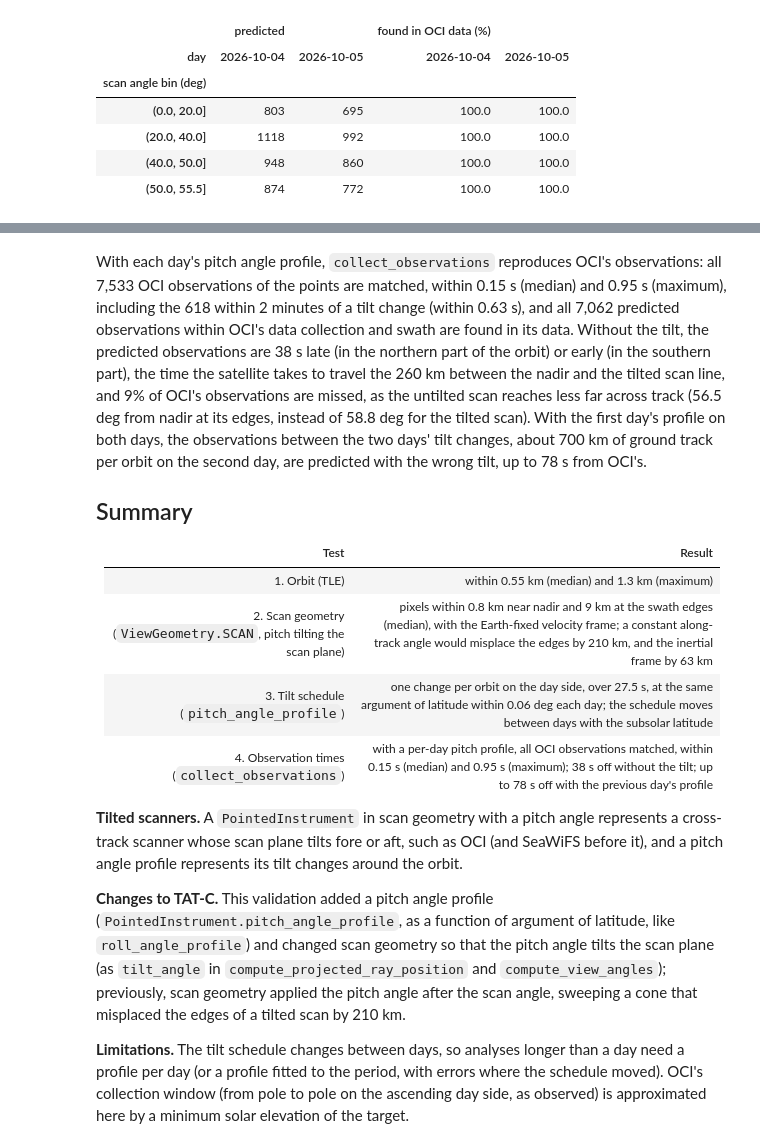
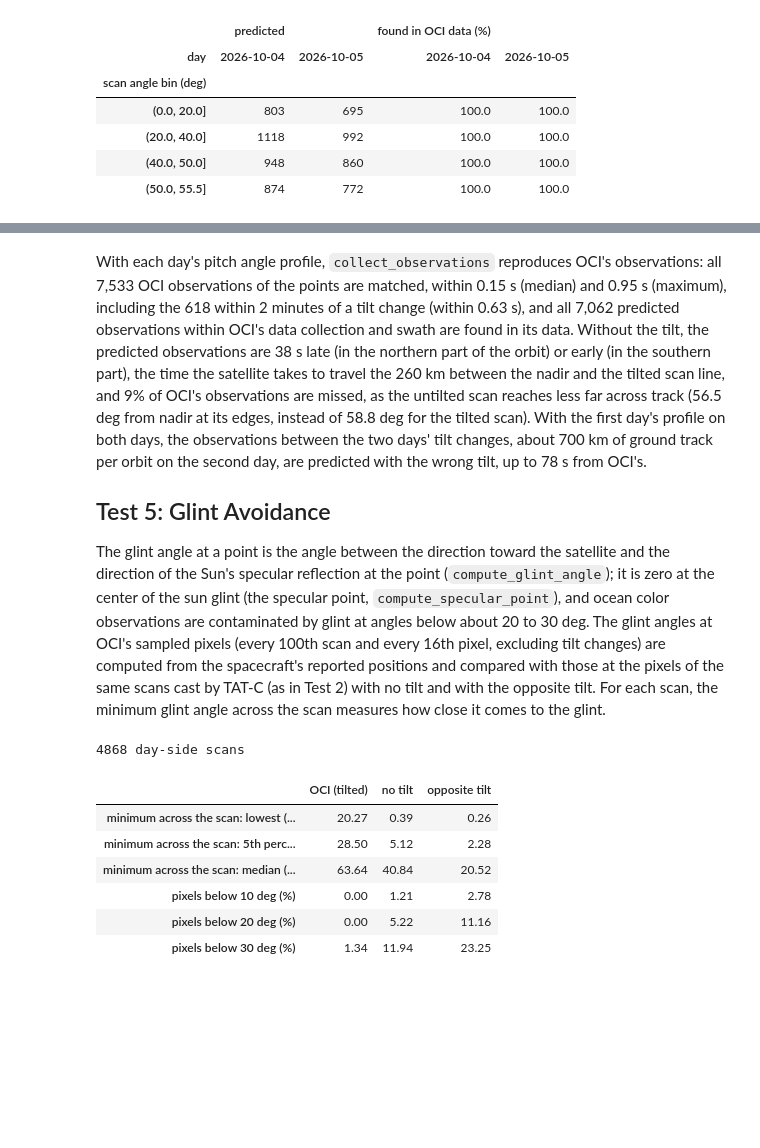
Before and after one commit to code-lab-org/tatc, a Jupyter notebook: docs/validation/ValidateTiltPACE.ipynb, the cells around one changed output, grey strips where cells are left out. Drawn from its saved outputs; the diff is of its cells as text; code cells hidden in the pictures; blank space fills up the shorter version.

```diff
--- a/docs/validation/ValidateTiltPACE.ipynb
+++ b/docs/validation/ValidateTiltPACE.ipynb
@@ -572,17 +574,62 @@ plt.show()
 # %% [markdown]
 With each day's pitch angle profile, `collect_observations` reproduces OCI's observations: all 7,533 OCI observations of the points are matched, within 0.15 s (median) and 0.95 s (maximum), including the 618 within 2 minutes of a tilt change (within 0.63 s), and all 7,062 predicted observations within OCI's data collection and swath are found in its data. Without the tilt, the predicted observations are 38 s late (in the northern part of the orbit) or early (in the southern part), the time the satellite takes to travel the 260 km between the nadir and the tilted scan line, and 9% of OCI's observations are missed, as the untilted scan reaches less far across track (56.5 deg from nadir at its edges, instead of 58.8 deg for the tilted scan). With the first day's profile on both days, the observations between the two days' tilt changes, about 700 km of ground track per orbit on the second day, are predicted with the wrong tilt, up to 78 s from OCI's.
 
-## Summary
+## Test 5: Glint Avoidance
 
-| Test | Result |
-| --- | --- |
-| 1. Orbit (TLE) | within 0.55 km (median) and 1.3 km (maximum) |
-| 2. Scan geometry (`ViewGeometry.SCAN`, pitch tilting the scan plane) | pixels within 0.8 km near nadir and 9 km at the swath edges (median), with the Earth-fixed velocity frame; a constant along-track angle would misplace the edges by 210 km, and the inertial frame by 63 km |
-| 3. Tilt schedule (`pitch_angle_profile`) | one change per orbit on the day side, over 27.5 s, at the same argument of latitude within 0.06 deg each day; the schedule moves between days with the subsolar latitude |
-| 4. Observation times (`collect_observations`) | with a per-day pitch profile, all OCI observations matched, within 0.15 s (median) and 0.95 s (maximum); 38 s off without the tilt; up to 78 s off with the previous day's profile |
-
-**Tilted scanners.** A `PointedInstrument` in scan geometry with a pitch angle represents a cross-track scanner whose scan plane tilts fore or aft, such as OCI (and SeaWiFS before it), and a pitch angle profile represents its tilt changes around the orbit.
-
-**Changes to TAT-C.** This validation added a pitch angle profile (`PointedInstrument.pitch_angle_profile`, as a function of argument of latitude, like `roll_angle_profile`) and changed scan geometry so that the pitch angle tilts the scan plane (as `tilt_angle` in `compute_projected_ray_position` and `compute_view_angles`); previously, scan geometry applied the pitch angle after the scan angle, sweeping a cone that misplaced the edges of a tilted scan by 210 km.
-
-**Limitations.** The tilt schedule changes between days, so analyses longer than a day need a profile per day (or a profile fitted to the period, with errors where the schedule moved). OCI's collection window (from pole to pole on the ascending day side, as observed) is approximated here by a minimum solar elevation of the target.
+The glint angle at a point is the angle between the direction toward the satellite and the direction of the Sun's specular reflection at the point (`compute_glint_angle`); it is zero at the center of the sun glint (the specular point, `compute_specular_point`), and ocean color observations are contaminated by glint at angles below about 20 to 30 deg. The glint angles at OCI's sampled pixels (every 100th scan and every 16th pixel, excluding tilt changes) are computed from the spacecraft's reported positions and compared with those at the pixels of the same scans cast by TAT-C (as in Test 2) with no tilt and with the opposite tilt. For each scan, the minimum glint angle across the scan measures how close it comes to the glint.
+# %%
+records = []
+for g in granules:
+    for k in range(0, len(g["nav_rows"]), 10):
+        tilt = float(g["tilt"][g["nav_rows"][k]])
+        if abs(abs(tilt) - 19.85) < 0.05 and g["nav_times"][k] < pd.Timestamp(END):
+            records.append(
+                {
+                    "time": g["nav_times"][k],
+                    "tilt": tilt,
+                    "latitude": g["latitude"][k, ::2],
+                    "longitude": g["longitude"][k, ::2],
+                    **dict(zip(["x", "y", "z", "vx", "vy", "vz"], np.r_[g["orb_pos"][k], g["orb_vel"][k]])),
+                }
+            )
+glint_scans = pd.DataFrame(records).sort_values("time").reset_index(drop=True)
+glint_track = ephemeris_track(glint_scans)
+glint_scan_angles = np.median([g["scan_angle"][::2] for g in granules], axis=0)
+pixel_latitude, pixel_longitude = np.stack(glint_scans.latitude), np.stack(glint_scans.longitude)
+day_side = ~np.isnan(pixel_latitude)
+glint = {
+    "OCI (tilted)": np.column_stack(
+        [compute_glint_angle(glint_track, wgs84.latlon(pixel_latitude[:, j], pixel_longitude[:, j])) for j in range(len(glint_scan_angles))]
+    )
+}
+for label, factor in [("no tilt", 0), ("opposite tilt", -1)]:
+    angles = np.full(pixel_latitude.shape, np.nan)
+    for tilt in glint_scans.tilt.unique():
+        rows = np.flatnonzero(glint_scans.tilt == tilt)
+        for j, angle in enumerate(glint_scan_angles):
+            ray = compute_projected_ray_position(glint_track[rows], 0, 0, -float(angle), 0, tilt_angle=factor * tilt)
+            angles[rows, j] = compute_glint_angle(glint_track[rows], ray)
+    # OCI's day-side pixels only
+    glint[label] = np.where(day_side, angles, np.nan)
+glint_scans = glint_scans[day_side.any(axis=1)]
+scan_min = pd.DataFrame({label: np.nanmin(angles[glint_scans.index], axis=1) for label, angles in glint.items()}, index=glint_scans.index)
+rows5 = {
+    label: {
+        "minimum across the scan: lowest (deg)": scan_min[label].min(),
+        "minimum across the scan: 5th percentile (deg)": scan_min[label].quantile(0.05),
+        "minimum across the scan: median (deg)": scan_min[label].median(),
+        **{f"pixels below {threshold} deg (%)": 100 * np.mean(angles[day_side] < threshold) for threshold in (10, 20, 30)},
+    }
+    for label, angles in glint.items()
+}
+print(f"{len(glint_scans)} day-side scans")
+pd.DataFrame(rows5).round(2)
+# %% [output]
+4868 day-side scans
+|  | OCI (tilted) | no tilt | opposite tilt |
+| minimum across the scan: lowest (... | 20.27 | 0.39 | 0.26 |
+| minimum across the scan: 5th perc... | 28.50 | 5.12 | 2.28 |
+| minimum across the scan: median (... | 63.64 | 40.84 | 20.52 |
+| pixels below 10 deg (%) | 0.00 | 1.21 | 2.78 |
+| pixels below 20 deg (%) | 0.00 | 5.22 | 11.16 |
+| pixels below 30 deg (%) | 1.34 | 11.94 | 23.25 |
```
Also changed, not shown: parts of 12 cells of this notebook.
